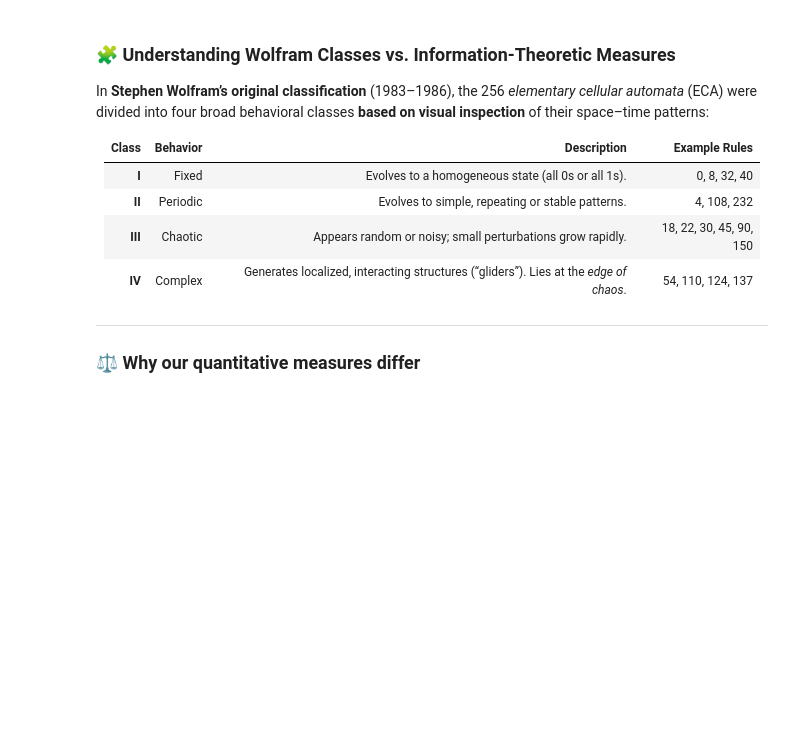
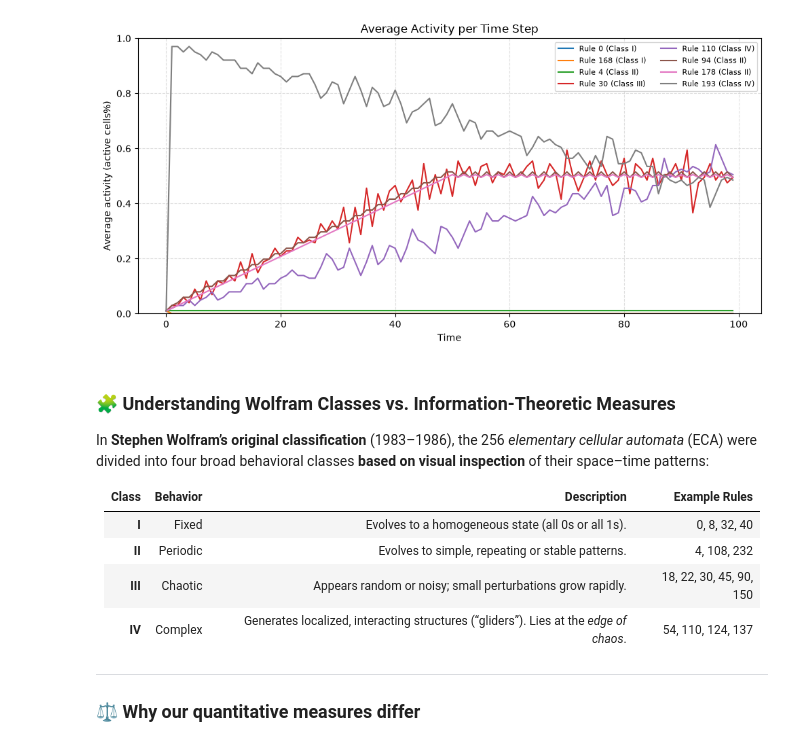
Before and after one commit to marcocusi/model-based-decisions, a Jupyter notebook: Week 1 - Introduction/cellular_automaton_marcocusinato.ipynb, the cells around one changed output. Saved outputs shown, nothing was run; the diff lists cells and outputs as text; code cells hidden in the pictures; blank space fills up the shorter version.

```diff
--- a/Week 1 - Introduction/cellular_automaton_marcocusinato.ipynb
+++ b/Week 1 - Introduction/cellular_automaton_marcocusinato.ipynb
@@ -97,3 +98,25 @@ for rule in selected_rules:
+# %%
+def plot_average_activity(cells, label=""):
+    """Plot the fraction of active (state-1) cells at each time step."""
+    activity = cells.mean(axis=1)
+    plt.plot(np.arange(len(activity)), activity, label=label)
+
+plt.figure(figsize=(10, 5))
+for rule in selected_rules:
+    rule_class = next((cls for cls, rules in wolfram_classes.items() if rule in rules), "Unclassified")
+    ca = evolve_ca(rule, n_cells=101, n_steps=100)
+    plot_average_activity(ca, label=f"Rule {rule} (Class {rule_class})")
+
+plt.title("Average Activity per Time Step")
+plt.xlabel("Time")
+plt.ylabel("Average activity (active cells%)")
+plt.ylim(0, 1)
+plt.grid(True, linestyle="--", alpha=0.4)
+plt.legend(ncol=2, fontsize=8)
+plt.tight_layout()
+plt.show()
+# %% [output]
+[figure, added]
 # %%
 def shannon_entropy(state):
     """Shannon entropy of a binary vector."""
```
Also changed, not shown: parts of 1 cell of this notebook.
